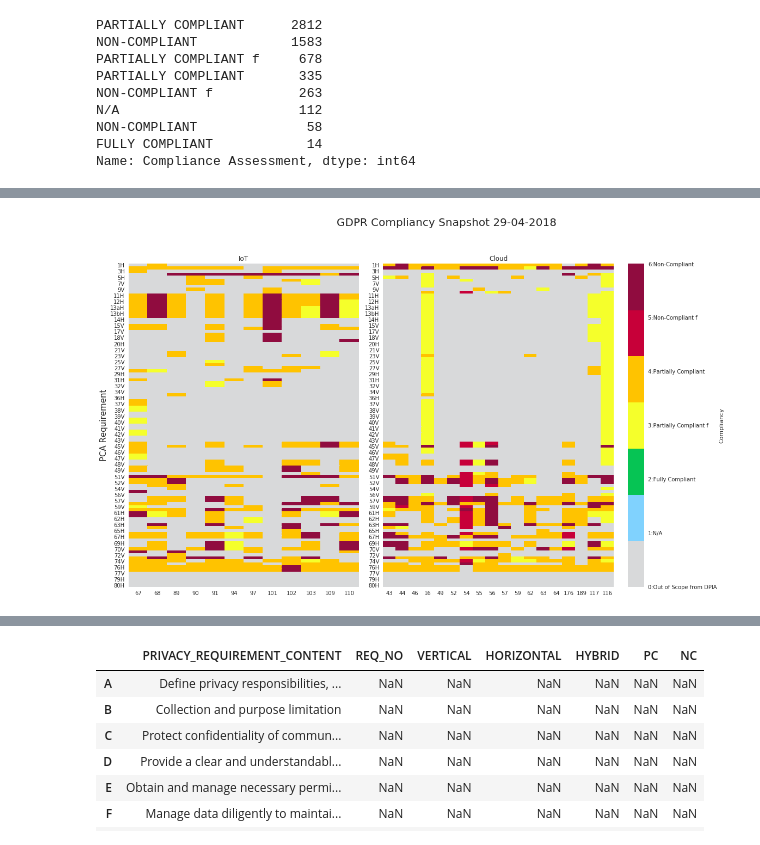
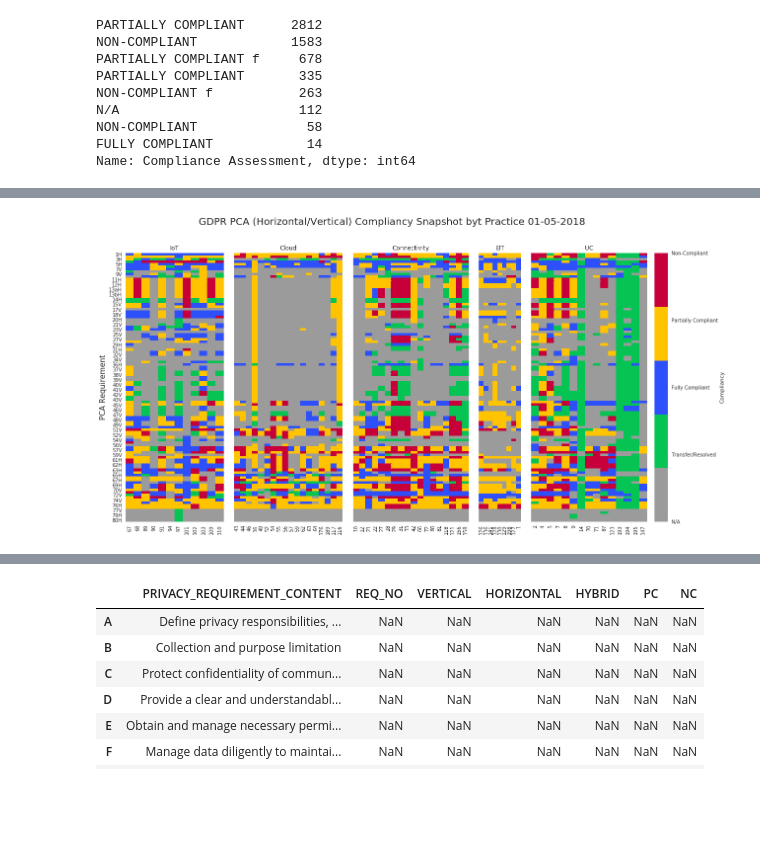
Before and after one commit to billyoconnor/DRC-GDPR, a Jupyter notebook: Compliancy-Heatmap.ipynb, the cells around one changed output, grey strips where cells are left out. Saved outputs shown, nothing was run; the diff lists cells and outputs as text; code cells hidden in the pictures; blank space fills up the shorter version.

Commit message:
latest baseline

```diff
--- a/Compliancy-Heatmap.ipynb
+++ b/Compliancy-Heatmap.ipynb
@@ -148,5 +318,5 @@ sca_heatmap_df = sca_heatmap_df[[67,68,89,90,91,94,97,101,102,103,109,110,
 # %%
-pca_df['Compliance Assessment'].fillna('N/A', inplace=True)
+pca_df['Compliance Assessment'].fillna('UNKNOWN', inplace=True)
 # %%
 #pca_df[pca_df['Product ID'] == 22]
 pca_df['Compliance Assessment'].value_counts()
@@ -162,0 +345,9 @@ Name: Compliance Assessment, dtype: int64
+# %%
+#pca_df['Req Ref'].str.slice(11, -2)
+heatmap_df.fillna('N/A',inplace=True)
+
+for col in heatmap_df.columns:
+    for row in heatmap_df.index:
+        heatmap_df.loc[row][col] = pca_baseline.loc[int(row.strip('HVab'))][col]
+
+heatmap_df.head()
@@ -283,3 +558,9 @@ input_heatmap.tail()
+# %%
+input_heatmap.fillna(1,inplace=True)
+input_heatmap
+output_writer = pd.ExcelWriter('./dump.xlsx')
+input_heatmap.to_excel(output_writer, 'heatmap')
+output_writer.save()
 # %%
 f, ax = plt.subplots(figsize=(18, 10))
 #f.colorbar
@@ -311,50 +590,69 @@ f.savefig("compliancy_heatmap_"+today+".png")
 # create subplots
 iot_heatmap = input_heatmap[iot_cols]
 cloud_heatmap = input_heatmap[cloud_cols]
+connectivity_heatmap = input_heatmap[connectivity_cols]
+eit_heatmap = input_heatmap[eit_cols]
+uc_heatmap = input_heatmap[uc_cols]
 # %%
-f, (ax, ax1) = plt.subplots(ncols=2, sharex=False, sharey=False, figsize=(18, 10), gridspec_kw={"width_ratios":[0.8,1]})
+f, (ax, ax1, ax2, ax3, ax4) = plt.subplots(ncols=5, sharex=False, sharey=True, figsize=(20, 10),
+                                           gridspec_kw={"width_ratios":[0.68,0.75,0.8,0.29,1]})
 #f.colorbar
 f.subplots_adjust(hspace=0.1,wspace=0.1)
 #f.subplots_adjust(right=0.5)
 
-cmap=mcolors.ListedColormap(['#D8D9DA','#80D2FE',
-                     '#06C454',
-                     '#F5FF2B',
-                     '#FFC300',
-                     '#C70039',
-                     '#900C3F'])
-zx = sns.heatmap(iot_heatmap, ax=ax, square=False, cmap=cmap, cbar=False)
-zx1 = sns.heatmap(cloud_heatmap, ax=ax1, square=False, cmap=cmap, cbar_kws={"orientation": "vertical","label": "Compliancy"})
+cmap=mcolors.ListedColormap(['#9B9B9B',
+                             '#06C454',
+                             '#2E50FB',
+                             '#FFC300',
+                             '#C70039'])
+
+title = "GDPR PCA (Horizontal/Vertical) Compliancy Snapshot byt Practice "+today
+f.suptitle(title, size=20)
+
+
+zx = sns.heatmap(iot_heatmap, ax=ax, square=False, cmap=cmap, cbar=False, yticklabels=True, xticklabels=True)
 #zx1 = sns.heatmap(cloud_heatmap, ax=ax1, square=False, cmap=cmap, cbar=False)
-title = "GDPR Compliancy Snapshot "+today
 ax.set_title('IoT')
+ax.set_ylabel('PCA Requirement', size=15)
+
+zx1 = sns.heatmap(cloud_heatmap, ax=ax1, square=False, cmap=cmap, cbar=False, xticklabels=True)
 ax1.set_title('Cloud')
-f.suptitle(title, size=20)
+
+zx2 = sns.heatmap(connectivity_heatmap, ax=ax2, square=False, cmap=cmap, cbar=False, xticklabels=True)
+ax2.set_title('Connectivity')
+
+zx3 = sns.heatmap(eit_heatmap, ax=ax3, square=False, cmap=cmap, cbar=False, xticklabels=True)
+ax3.set_title('EIT')
+
+
+zx4 = sns.heatmap(uc_heatmap, ax=ax4, square=False, cmap=cmap, cbar_kws={"orientation": "vertical","label": "Compliancy"}, xticklabels=True)
+ax4.set_title('UC')
+
+
 #plt.annotate('Something', (0,0))
 #plt.xlabel('Product ID', size=15)
 #plt.ylabel('PCA Requirement', size=15)
-ax.set_ylabel('PCA Requirement', size=15)
 
-cbar = zx1.collections[0].colorbar
-cbar.set_ticks([0, 1, 2, 3, 4, 5, 6])
-cbar.set_ticklabels(['0:Out of Scope from DPIA',
-                     '1:N/A',
-                     '2:Fully Compliant',
-                     '3:Partially Compliant f',
-                     '4:Partially Compliant',
-                     '5:Non-Compliant f',
-                     '6:Non-Compliant'])
+cbar = zx4.collections[0].colorbar
+cbar.set_ticks([1, 2, 3, 4, 5])
+cbar.set_ticklabels(['N/A',
+                     'Transfer/Resolved',
+                     'Fully Compliant',
+                     'Partially Compliant',
+                     'Non-Compliant'])
 
-f.tight_layout(rect=[0, 0, 0.9, 0.9])
+#f.tight_layout(rect=[0, 0, 0.9, 0.9])
 
 #cbar = zx1.collections[0].colorbar
 #cbar.set_ticks([0, 1, 2, 3, 4, 5, 6])
 #cbar.set_ticklabels(['0:Out of Scope from DPIA',
 #                     '1:N/A',
 #                     '2:Fully Compliant',
 #                     '3:Partially Compliant f',
 #                     '4:Partially Compliant',
 #                     '5:Non-Compliant f',
 #                     '6:Non-Compliant'])
+
+f.savefig("./Reports/HV-Breakdown-Per-Practice-Heatmap-"+today+".png")
 # %% [output]
-[figure, old version]
+[figure, new version]
```
Also changed, not shown: parts of 55 cells of this notebook.
